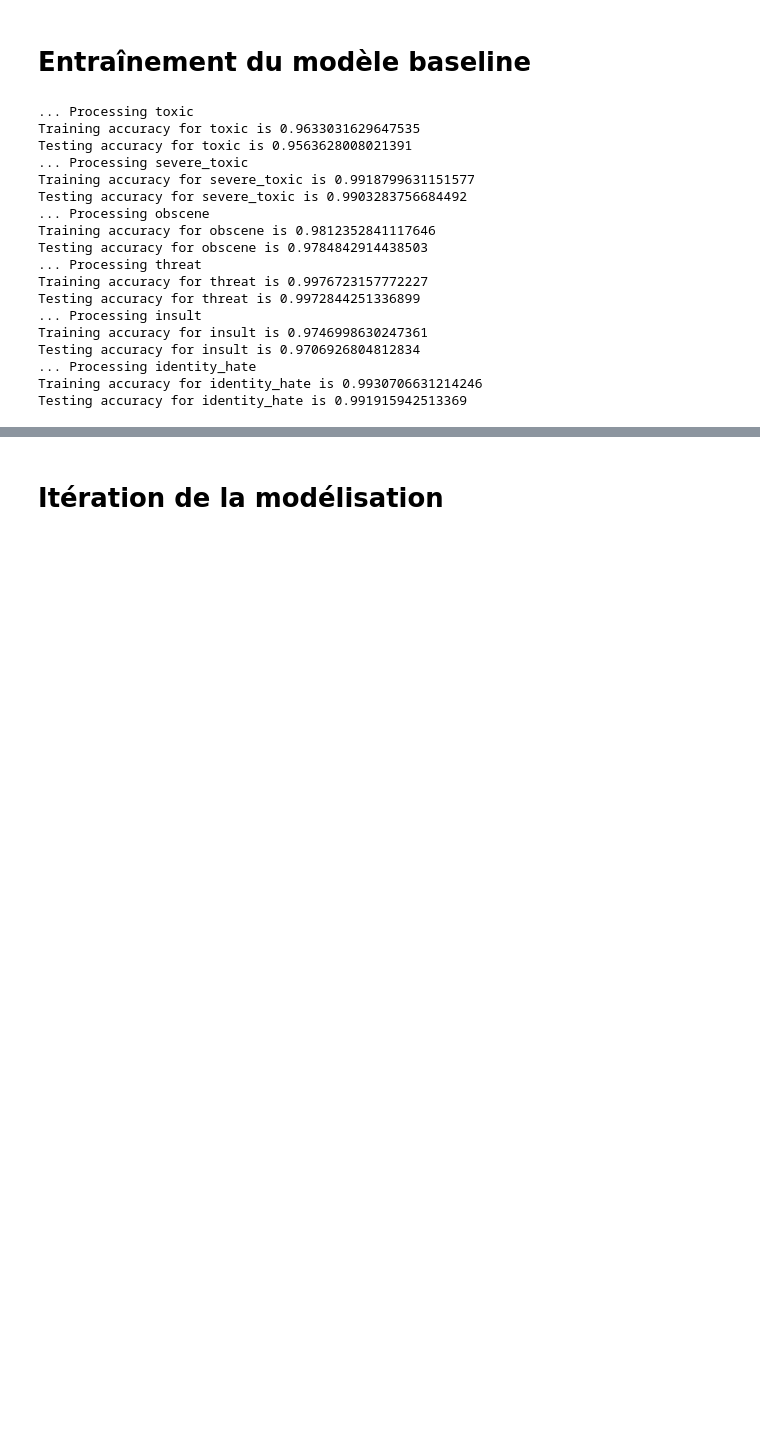
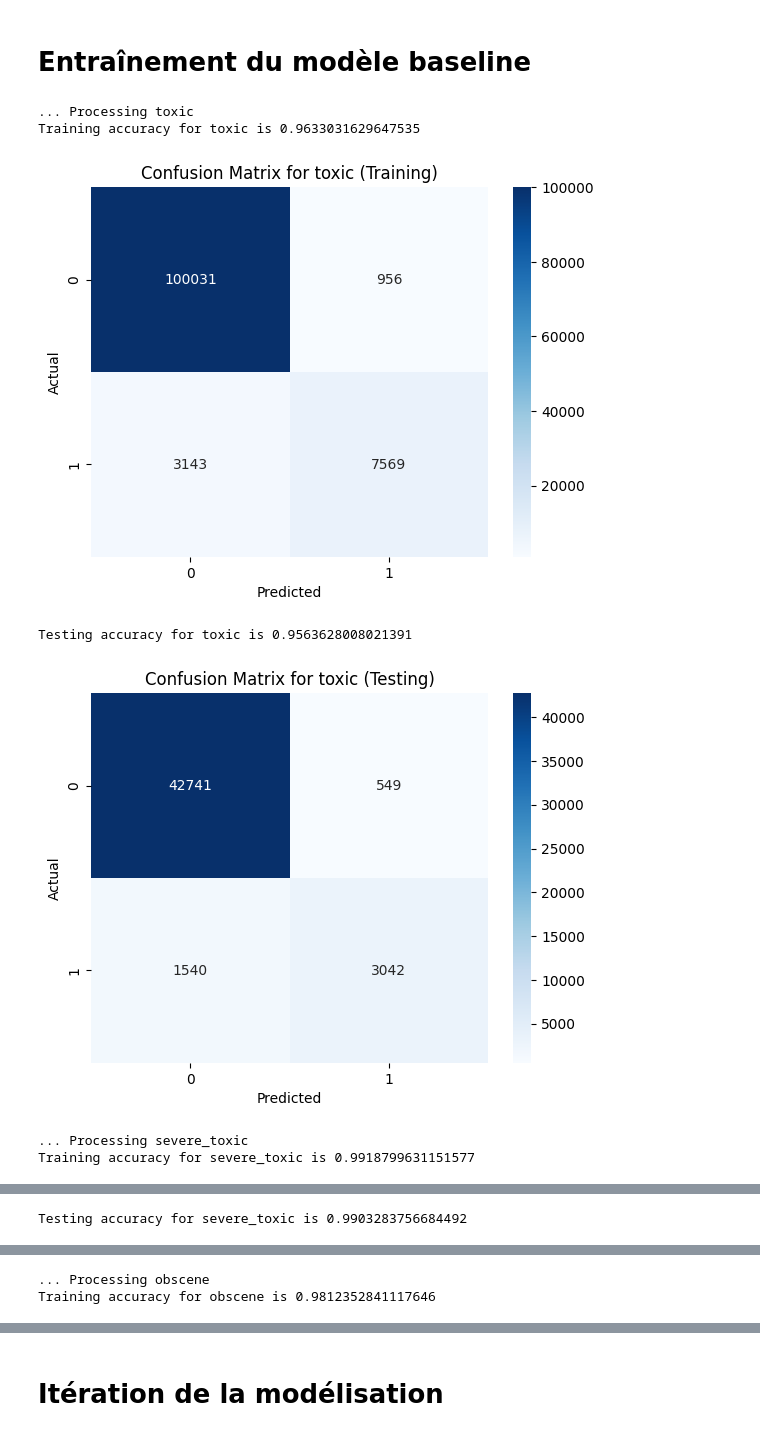
Before and after one commit to Neloxe/nlp-project, a Jupyter notebook: LogisticRegression.ipynb, the cells around one changed output, grey strips where cells are left out. Cells and saved outputs as stored; diff of their text form; code cells hidden in the pictures; blank space fills up the shorter version.

```diff
--- a/LogisticRegression.ipynb
+++ b/LogisticRegression.ipynb
@@ -521,44 +521,51 @@ labels = ['toxic', 'severe_toxic', 'obscene', 'threat', 'insult', 'identity_hate
 # Entraînement du modèle baseline
 # %%
 from sklearn.linear_model import LogisticRegression
-from sklearn.metrics import accuracy_score
+from sklearn.metrics import accuracy_score, confusion_matrix
 from sklearn.model_selection import train_test_split
+import seaborn as sns
+import matplotlib.pyplot as plt
 
 logreg_models = {}
 
 X_train, X_test, y_train, y_test = train_test_split(X_train_dtm, train[labels], test_size=0.3, random_state=42)
 
 for label in labels:
     print('... Processing {}'.format(label))
     y_train_label = y_train[label]
     logreg = LogisticRegression(C=12.0)
     logreg.fit(X_train, y_train_label)
     logreg_models[label] = logreg  # Store the model in the dictionary
 
     y_pred_X_train = logreg.predict(X_train)
     print('Training accuracy for {} is {}'.format(label, accuracy_score(y_train_label, y_pred_X_train)))
 
+    # Confusion matrix for training data
+    cm_train = confusion_matrix(y_train_label, y_pred_X_train)
+    sns.heatmap(cm_train, annot=True, fmt='d', cmap='Blues')
+    plt.title(f'Confusion Matrix for {label} (Training)')
+    plt.xlabel('Predicted')
+    plt.ylabel('Actual')
+    plt.show()
+
     y_test_label = y_test[label]
     y_pred_X_test = logreg.predict(X_test)
     print('Testing accuracy for {} is {}'.format(label, accuracy_score(y_test_label, y_pred_X_test)))
 
+    # Confusion matrix for testing data
+    cm_test = confusion_matrix(y_test_label, y_pred_X_test)
+    sns.heatmap(cm_test, annot=True, fmt='d', cmap='Blues')
+    plt.title(f'Confusion Matrix for {label} (Testing)')
+    plt.xlabel('Predicted')
+    plt.ylabel('Actual')
+    plt.show()
+
 test.to_csv('./data/custom/submission.csv', index=False)
 # %% [output]
 ... Processing toxic
 Training accuracy for toxic is 0.9633031629647535
-Testing accuracy for toxic is 0.9563628008021391
-... Processing severe_toxic
-Training accuracy for severe_toxic is 0.9918799631151577
-Testing accuracy for severe_toxic is 0.9903283756684492
-... Processing obscene
-Training accuracy for obscene is 0.9812352841117646
-Testing accuracy for obscene is 0.9784842914438503
-... Processing threat
-Training accuracy for threat is 0.9976723157772227
-Testing accuracy for threat is 0.9972844251336899
-... Processing insult
-Training accuracy for insult is 0.9746998630247361
-Testing accuracy for insult is 0.9706926804812834
-... Processing identity_hate
-Training accuracy for identity_hate is 0.9930706631214246
-Testing accuracy for identity_hate is 0.991915942513369
+[figure, added]
+Testing accuracy for toxic is 0.9563628008021391
+[figure, added]
+... Processing severe_toxic
+Training accuracy for severe_toxic is 0.9918799631151577
@@ -564,0 +573 @@ Testing accuracy for identity_hate is 0.991915942513369
+Testing accuracy for severe_toxic is 0.9903283756684492
@@ -564,0 +575,2 @@ Testing accuracy for identity_hate is 0.991915942513369
+... Processing obscene
+Training accuracy for obscene is 0.9812352841117646
```
Also changed, not shown: parts of 2 cells of this notebook, 2 other files.
